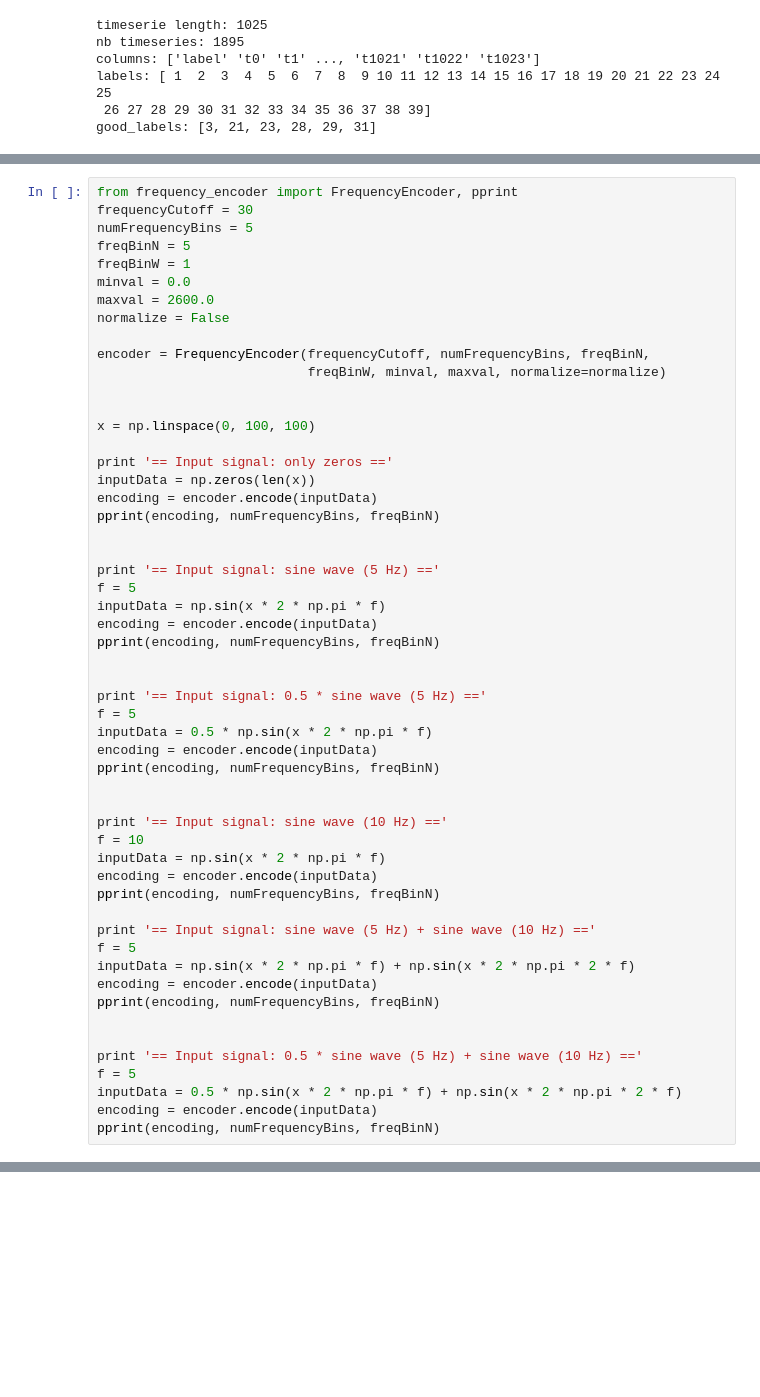
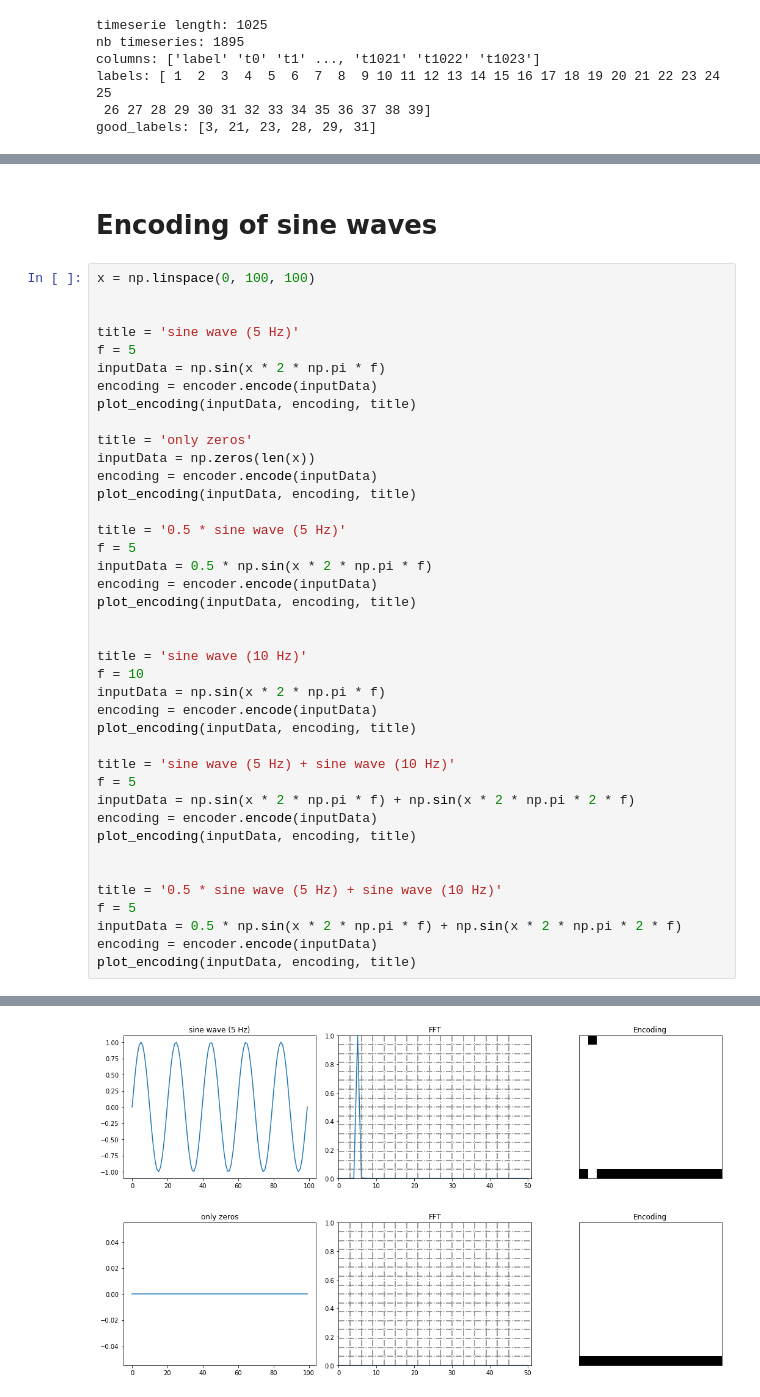
Before and after one commit to marionleborgne/frequency-encoder, a Jupyter notebook: analysis.ipynb, the cells around one changed output, grey strips where cells are left out. Cells and saved outputs as stored; diff of their text form; blank space fills up the shorter version.

```diff
--- a/analysis.ipynb
+++ b/analysis.ipynb
@@ -132,55 +173,43 @@ plt.xlim(0, max_freq)
+# %% [markdown]
+# Encoding of sine waves
 # %%
-from frequency_encoder import FrequencyEncoder, pprint
-frequencyCutoff = 30
-numFrequencyBins = 5
-freqBinN = 5
-freqBinW = 1
-minval = 0.0
-maxval = 2600.0
-normalize = False
-
-encoder = FrequencyEncoder(frequencyCutoff, numFrequencyBins, freqBinN,
-                           freqBinW, minval, maxval, normalize=normalize)
+x = np.linspace(0, 100, 100)
 
 
-x = np.linspace(0, 100, 100)
-
-print '== Input signal: only zeros =='
-inputData = np.zeros(len(x))
-encoding = encoder.encode(inputData)
-pprint(encoding, numFrequencyBins, freqBinN)
-
-
-print '== Input signal: sine wave (5 Hz) =='
+title = 'sine wave (5 Hz)'
 f = 5
 inputData = np.sin(x * 2 * np.pi * f)
 encoding = encoder.encode(inputData)
-pprint(encoding, numFrequencyBins, freqBinN)
+plot_encoding(inputData, encoding, title)
 
+title = 'only zeros'
+inputData = np.zeros(len(x))
+encoding = encoder.encode(inputData)
+plot_encoding(inputData, encoding, title)
 
-print '== Input signal: 0.5 * sine wave (5 Hz) =='
+title = '0.5 * sine wave (5 Hz)'
 f = 5
 inputData = 0.5 * np.sin(x * 2 * np.pi * f)
 encoding = encoder.encode(inputData)
-pprint(encoding, numFrequencyBins, freqBinN)
+plot_encoding(inputData, encoding, title)
 
 
-print '== Input signal: sine wave (10 Hz) =='
+title = 'sine wave (10 Hz)'
 f = 10
 inputData = np.sin(x * 2 * np.pi * f)
 encoding = encoder.encode(inputData)
-pprint(encoding, numFrequencyBins, freqBinN)
+plot_encoding(inputData, encoding, title)
 
-print '== Input signal: sine wave (5 Hz) + sine wave (10 Hz) =='
+title = 'sine wave (5 Hz) + sine wave (10 Hz)'
 f = 5
 inputData = np.sin(x * 2 * np.pi * f) + np.sin(x * 2 * np.pi * 2 * f)
 encoding = encoder.encode(inputData)
-pprint(encoding, numFrequencyBins, freqBinN)
+plot_encoding(inputData, encoding, title)
 
 
-print '== Input signal: 0.5 * sine wave (5 Hz) + sine wave (10 Hz) =='
+title = '0.5 * sine wave (5 Hz) + sine wave (10 Hz)'
 f = 5
 inputData = 0.5 * np.sin(x * 2 * np.pi * f) + np.sin(x * 2 * np.pi * 2 * f)
 encoding = encoder.encode(inputData)
-pprint(encoding, numFrequencyBins, freqBinN)
+plot_encoding(inputData, encoding, title)
 # %% [output]
@@ -203,0 +216,2 @@ Freq bin 4: [1 0 0 0 0]
+[figure, added]
+[figure, added]
```
Also changed, not shown: parts of 11 cells of this notebook, 1 other file.
